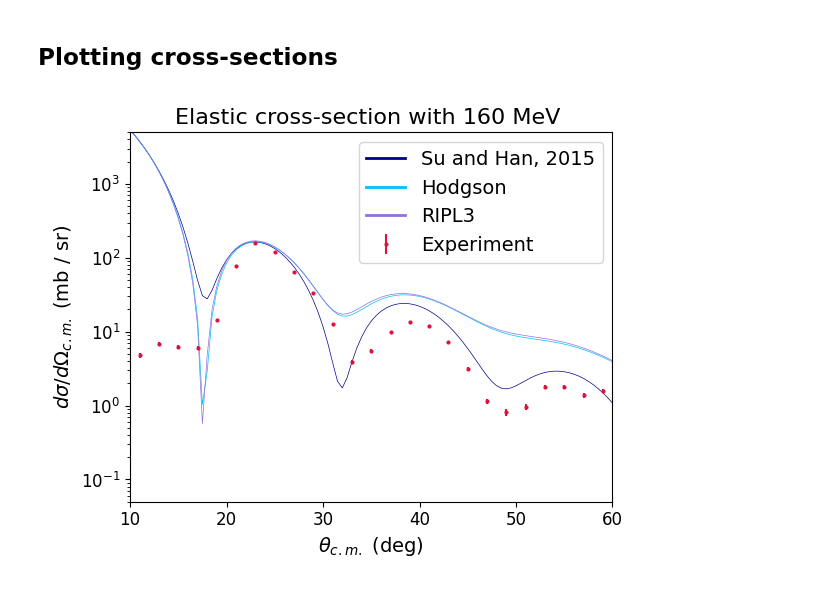
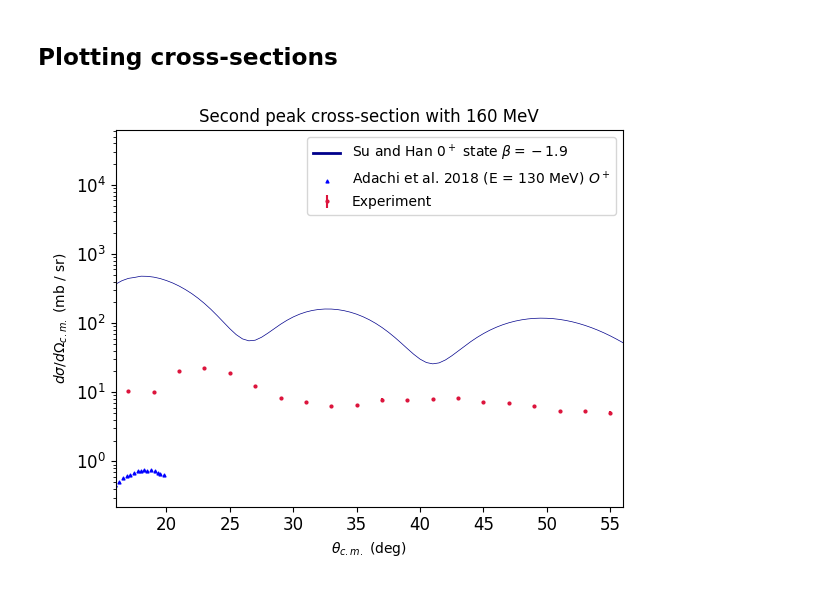
Before and after one commit to singhp99/e20020_analysis, a Jupyter notebook: notebooks/cross_sections_sqcorr.ipynb, the cells around one changed output. Cells and saved outputs as stored; diff of their text form; code cells hidden in the pictures.

```diff
--- a/notebooks/cross_sections_sqcorr.ipynb
+++ b/notebooks/cross_sections_sqcorr.ipynb
@@ -36,6 +36,8 @@ beam_events_path = workspace_path / "beam_events"
 # %%
 proj_energy_start = 160
 # Units of MeV. Initial beam energy
+
+reference_energy = 160 #in MeV (all cm angles will be shifted to this)
 
 ejectile_z = 2
 ejectile_a = 4
@@ -86,14 +88,14 @@ stoich = 1 # Stoichiometry of gas
 min_z = 0.004    # Units of meters. Minimum z value of vertex (inclusive)
 max_z = 0.958    # Units of meters. Maximum z value of vertex (inclusive)
 
-min_cm = 10.0   # Units of degrees. Minimum center-of-mass scattering angle for events in excitation spectrum (inclusive)
-max_cm = 60.0   # Units of degrees. Maximum center-of-mass scattering angle for events in excitation spectrum (inclusive)
+min_cm = 16.0   # Units of degrees. Minimum center-of-mass scattering angle for events in excitation spectrum (inclusive)
+max_cm = 56.0   # Units of degrees. Maximum center-of-mass scattering angle for events in excitation spectrum (inclusive)
 
 hist_en_min = -3      # Smallest allowed excitation energy in histogram (inclusive)
 hist_en_max = 20   # Largest allowed excitation energy in histogram (inclusive)
 hist_en_bins = 150       # Number of bins in excitation energy histogram
 
-ang_dist_bins =  25
+ang_dist_bins =  20
 # %%
 results = {}
 
@@ -161,7 +163,7 @@ for run in range(run_min, run_max+1):
     cm_vec = ejectile_vector.boostCM_of(projectile_vector + target_vector)
     cm_polar = np.pi - cm_vec.theta
 
-    energy_ratio = np.sqrt(proj_energy_start/projectile_ke) #correcting cm angles to the lab energy at start of detector
+    energy_ratio = np.sqrt(reference_energy/projectile_ke) #correcting cm angles to the lab energy at start of detector
     cm_polar_corrected = cm_polar / energy_ratio
 
     results["polar"] = np.append(results["polar"], polar)
@@ -429,12 +431,12 @@ with PdfPages("/Users/pranjalsingh/Desktop/research_space_spyral/O16_alpha_elast
         ax.stairs(sub_ex_hist.counts, edges=sub_ex_hist.bins, label="Spectrum")
         # ax.plot(total_bins, sub_fit_result.best_fit, label="Total Fit")
         ax.plot(total_bins, comps["peak1_"], label="peak1")
-        # ax.plot(total_bins, comps["peak2_"], label="peak2")
+        ax.plot(total_bins, comps["peak2_"], label="peak2")
         # ax.plot(total_bins, comps["bkgd_"], label="bkgd")
         ax.stairs(comps["peak1_"], edges=sub_ex_hist.bins)
-        # ax.stairs(comps["peak2_"], edges=sub_ex_hist.bins)
+        ax.stairs(comps["peak2_"], edges=sub_ex_hist.bins)
         plt.axvline(x=sub_fit_result.params["peak1_center"].value, color="black",linestyle="--",label= f"Center: {sub_fit_result.params['peak1_center'].value:.2f} | Sigma: {sub_fit_result.params['peak1_sigma'].value:.2f}")
-        # plt.axvline(x=sub_fit_result.params["peak2_center"].value, color="black",linestyle="--",label= f"Center: {sub_fit_result.params['peak2_center'].value:.2f} | Sigma: {sub_fit_result.params['peak2_sigma'].value:.2f}")
+        plt.axvline(x=sub_fit_result.params["peak2_center"].value, color="black",linestyle="--",label= f"Center: {sub_fit_result.params['peak2_center'].value:.2f} | Sigma: {sub_fit_result.params['peak2_sigma'].value:.2f}")
         ax.set_title(f"{residual.get_latex_rep()} Spectrum, {title_plot}\N{DEGREE SIGN} c.m.")
         ax.set_xlabel("Excitation Energy (MeV)",fontsize=14)
         ax.set_ylabel("Counts",fontsize=14)
@@ -509,49 +513,62 @@ cross_sections = {}
 #     else:
 #         cross_sections[f"xsec_{energy:.2f}"] = df.iloc[:, 1].values * percentage_slice[idx]
 
 
 # cs_df = pd.DataFrame(cross_sections)
 # cs_df
 
 # cs_df['average_cross_sections'] = (cs_df.iloc[:, 1:].mean(axis=1))/(sum(percentage_slice))
-file_path = "/Users/pranjalsingh/Desktop/research_space_spyral/xsections/DWBA.Xsec_SuHan.txt" #energy at the start of the detector
-file_path2 = "/Users/pranjalsingh/Desktop/research_space_spyral/xsections/DWBA.Xsec_Hodgson.txt"
-file_path3 = "/Users/pranjalsingh/Desktop/research_space_spyral/xsections/DWBA.Xsec_RIPL3.txt"
-df_suhan = pd.read_csv(file_path, sep='\s+', skiprows=2)
-df_hodgson = pd.read_csv(file_path2, sep='\s+', skiprows=2)
-df_ripl3 =  pd.read_csv(file_path3, sep='\s+', skiprows=2)
-angle = df_suhan.iloc[:, 0].values
-xsec_single_suhan = df_suhan.iloc[:, 1].values
-xsec_single_hodgon = df_hodgson.iloc[:, 1].values
-xsec_single_ripl3 = df_ripl3.iloc[:, 1].values
+# file_path = "/Users/pranjalsingh/Desktop/research_space_spyral/Su_Han_cals_less_step/DWBA.Xsec_8.03.txt" #energy at the start of the detector
+# file_path2 = "/Users/pranjalsingh/Desktop/research_space_spyral/xsections/DWBA.Xsec_Hodgson.txt"
+# file_path3 = "/Users/pranjalsingh/Desktop/research_space_spyral/xsections/DWBA.Xsec_RIPL3.txt"
+file_path4 = "/Users/pranjalsingh/Desktop/research_space_spyral/xsections/some_0+_data.csv"
+file_path_2plus = "/Users/pranjalsingh/Desktop/research_space_spyral/xsections/DWBA.Xsec_b-1.9_0+.txt"
+file_path_2plus_2 = "/Users/pranjalsingh/Desktop/research_space_spyral/xsections/DWBA.Xsec_2+_b3.49.txt"
+# df_suhan = pd.read_csv(file_path, sep='\s+', skiprows=2)
+# df_hodgson = pd.read_csv(file_path2, sep='\s+', skiprows=2)
+# df_ripl3 =  pd.read_csv(file_path3, sep='\s+', skiprows=1)
+df_exp1 = pd.read_csv(file_path4, sep=',', skiprows=0)
+df_suhan_2plus = pd.read_csv(file_path_2plus, sep='\s+', skiprows=2)
+df_suhan_2plus_2 = pd.read_csv(file_path_2plus_2, sep='\s+', skiprows=2)
 
+angle = df_suhan_2plus.iloc[:, 0].values
+# xsec_single_suhan = df_suhan.iloc[:, 1].values
+# xsec_single_hodgon = df_hodgson.iloc[:, 1].values
+# xsec_single_ripl3 = df_ripl3.iloc[:, 1].values
+xsec_single_exp1_x = df_exp1.iloc[:, 0].values
+xsec_single_exp1_y = df_exp1.iloc[:, 1].values
+xsec_single_2plus = df_suhan_2plus.iloc[:, 1].values
+xsec_single_2plus_2 = df_suhan_2plus_2.iloc[:, 1].values
 # angle = cs_df["angles_cm"].to_numpy().astype(float)
 # xsec_average = cs_df['average_cross_sections'].to_numpy().astype(float)
 # xsec_single =  cs_df["xsec_9.94"].to_numpy().astype(float)
 
 fig, ax = plt.subplots(1, 1)
-ax.plot(angle, xsec_single_suhan,label = "Su and Han, 2015",lw=0.5,color="darkblue")
-ax.plot(angle, xsec_single_hodgon,label = "Hodgson",lw=0.5,color="deepskyblue")
-ax.plot(angle, xsec_single_ripl3,label = "RIPL3",lw=0.5,color="mediumpurple")
+
+ax.plot(angle, xsec_single_2plus,label = r"Su and Han $0^+$ state $\beta = -1.9$ ",lw=0.5,color="darkblue")
+# ax.plot(angle, xsec_single_2plus_2,label = r"Su and Han $2^+$ state $\beta = 0.349$ ",lw=0.5,color="deepskyblue")
+# ax.plot(angle, xsec_single_hodgon,label = "Avrigeanu and Hodgson",lw=0.5,color="deepskyblue")
+# ax.plot(angle, xsec_single_ripl3,label = "RIPL3",lw=0.5,color="mediumpurple")
+ax.scatter(xsec_single_exp1_x, xsec_single_exp1_y,label = r"Adachi et al. 2018 (E = 130 MeV) $O^+$",s=4,color="blue", marker="^")
 ax.set_yscale("log")
 
 ax.errorbar(cm_hist.bins[:-1]+cm_hist.bin_width/2, xs, yerr=xs_err, c="crimson",fmt='o', markersize=2,label="Experiment")
 
-ax.set_title(f"Elastic cross-section with {proj_energy_start} MeV ", fontsize=16)
-ax.set_xlabel(r"$\theta_{c.m.}$ (deg)",fontsize=14)
-ax.set_ylabel(r"$d\sigma / d\Omega_{c.m.}$ (mb / sr)",fontsize=14)
+ax.set_title(rf"Second peak cross-section with {reference_energy} MeV")
+ax.set_xlabel(r"$\theta_{c.m.}$ (deg)")
+ax.set_ylabel(r"$d\sigma / d\Omega_{c.m.}$ (mb / sr)")
 ax.tick_params(axis='both', labelsize=12)
 
-legend = ax.legend(fontsize=14)
+legend = ax.legend()
 
 for line in legend.get_lines():
     line.set_linewidth(2)
 
 plt.xlim(min_cm, max_cm)
-plt.ylim(5e-2,5e3)
+#plt.ylim(3,1e3)
 
 fig.set_figwidth(8.0)
 fig.set_figwidth(6.0)
 fig.tight_layout()
 # %% [output]
-[figure, old version]
+[figure, new version]
```
Also changed, not shown: parts of 4 cells of this notebook.
